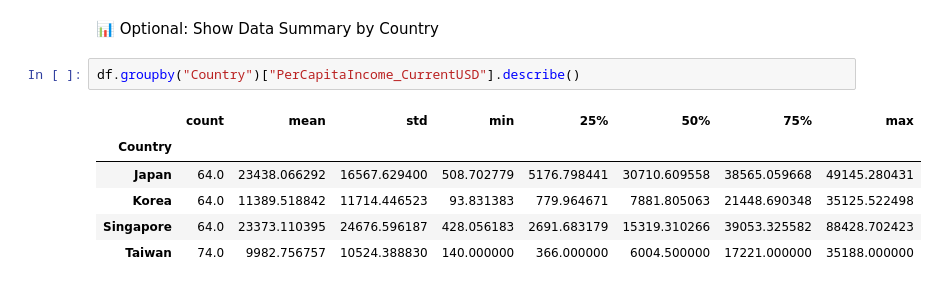
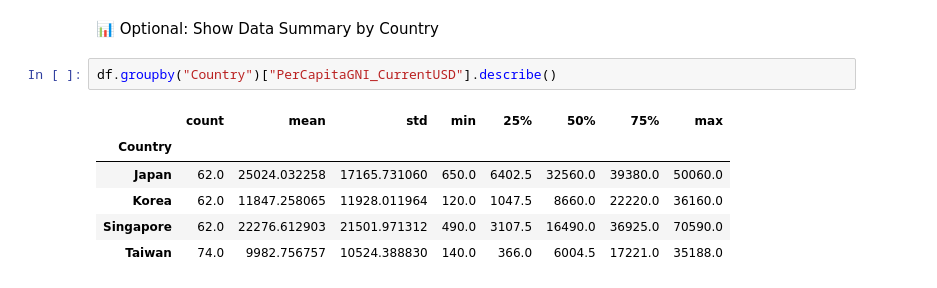
Before and after one commit to phoebenyi/per-capita-income, a Jupyter notebook: per_capita_income_1950_onward.ipynb, the cells around one changed output. Saved outputs shown, nothing was run; the diff lists cells and outputs as text.

```diff
--- a/per_capita_income_1950_onward.ipynb
+++ b/per_capita_income_1950_onward.ipynb
@@ -168,11 +244,11 @@ plt.show()
 # %% [markdown]
 📊 Optional: Show Data Summary by Country
 # %%
-df.groupby("Country")["PerCapitaIncome_CurrentUSD"].describe()
+df.groupby("Country")["PerCapitaGNI_CurrentUSD"].describe()
 # %% [output]
 |  | count | mean | std | min | 25% | 50% | 75% | max |
 | Country |  |  |  |  |  |  |  |  |
-| Japan | 64.0 | 23438.066292 | 16567.629400 | 508.702779 | 5176.798441 | 30710.609558 | 38565.059668 | 49145.280431 |
-| Korea | 64.0 | 11389.518842 | 11714.446523 | 93.831383 | 779.964671 | 7881.805063 | 21448.690348 | 35125.522498 |
-| Singapore | 64.0 | 23373.110395 | 24676.596187 | 428.056183 | 2691.683179 | 15319.310266 | 39053.325582 | 88428.702423 |
-| Taiwan | 74.0 | 9982.756757 | 10524.388830 | 140.000000 | 366.000000 | 6004.500000 | 17221.000000 | 35188.000000 |
+| Japan | 62.0 | 25024.032258 | 17165.731060 | 650.0 | 6402.5 | 32560.0 | 39380.0 | 50060.0 |
+| Korea | 62.0 | 11847.258065 | 11928.011964 | 120.0 | 1047.5 | 8660.0 | 22220.0 | 36160.0 |
+| Singapore | 62.0 | 22276.612903 | 21501.971312 | 490.0 | 3107.5 | 16490.0 | 36925.0 | 70590.0 |
+| Taiwan | 74.0 | 9982.756757 | 10524.388830 | 140.0 | 366.0 | 6004.5 | 17221.0 | 35188.0 |
```
Also changed, not shown: parts of 10 cells of this notebook, 1 other file.
